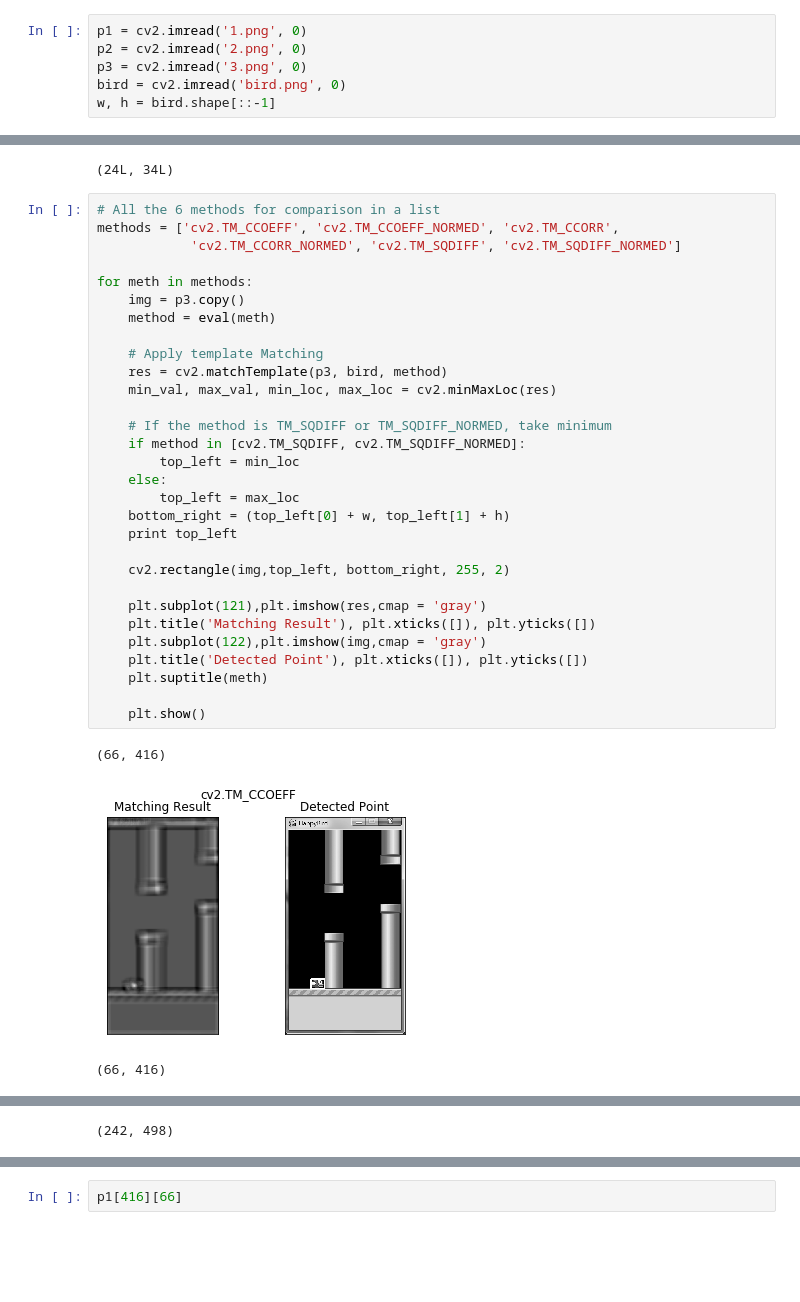
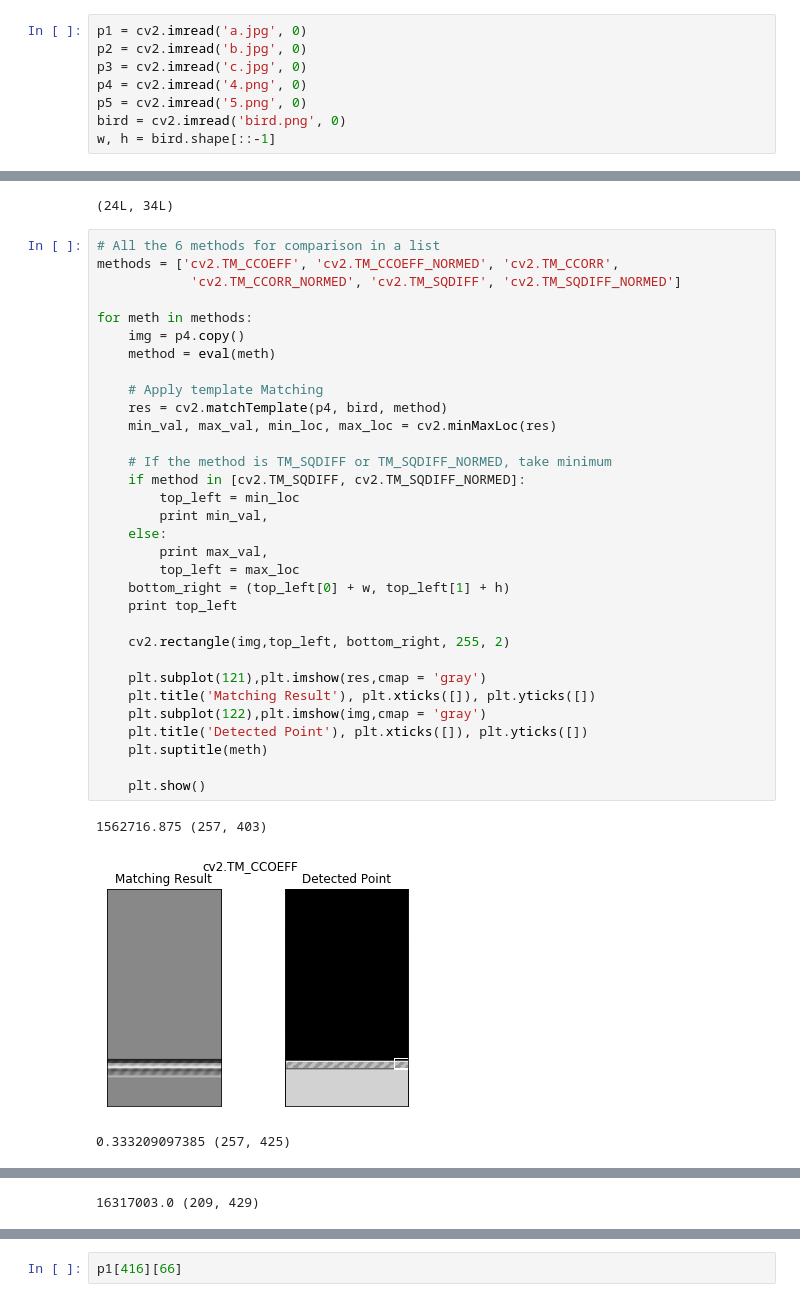
Before and after one commit to sndnyang/DQNPlayer, a Jupyter notebook: opencv_try.ipynb, the cells around one changed output, grey strips where cells are left out. Saved outputs shown, nothing was run; the diff lists cells and outputs as text; blank space fills up the shorter version.

```diff
--- a/opencv_try.ipynb
+++ b/opencv_try.ipynb
@@ -5,8 +5,10 @@ import argparse
 import cv2
 import matplotlib.pyplot as plt
 # %%
-p1 = cv2.imread('1.png', 0)
-p2 = cv2.imread('2.png', 0)
-p3 = cv2.imread('3.png', 0)
+p1 = cv2.imread('a.jpg', 0)
+p2 = cv2.imread('b.jpg', 0)
+p3 = cv2.imread('c.jpg', 0)
+p4 = cv2.imread('4.png', 0)
+p5 = cv2.imread('5.png', 0)
 bird = cv2.imread('bird.png', 0)
 w, h = bird.shape[::-1]
@@ -45,34 +41,36 @@ w, h = bird.shape[::-1]
 # %%
 # All the 6 methods for comparison in a list
 methods = ['cv2.TM_CCOEFF', 'cv2.TM_CCOEFF_NORMED', 'cv2.TM_CCORR',
             'cv2.TM_CCORR_NORMED', 'cv2.TM_SQDIFF', 'cv2.TM_SQDIFF_NORMED']
 
 for meth in methods:
-    img = p3.copy()
+    img = p4.copy()
     method = eval(meth)
 
     # Apply template Matching
-    res = cv2.matchTemplate(p3, bird, method)
+    res = cv2.matchTemplate(p4, bird, method)
     min_val, max_val, min_loc, max_loc = cv2.minMaxLoc(res)
 
     # If the method is TM_SQDIFF or TM_SQDIFF_NORMED, take minimum
     if method in [cv2.TM_SQDIFF, cv2.TM_SQDIFF_NORMED]:
         top_left = min_loc
+        print min_val,
     else:
+        print max_val,
         top_left = max_loc
     bottom_right = (top_left[0] + w, top_left[1] + h)
     print top_left
 
     cv2.rectangle(img,top_left, bottom_right, 255, 2)
 
     plt.subplot(121),plt.imshow(res,cmap = 'gray')
     plt.title('Matching Result'), plt.xticks([]), plt.yticks([])
     plt.subplot(122),plt.imshow(img,cmap = 'gray')
     plt.title('Detected Point'), plt.xticks([]), plt.yticks([])
     plt.suptitle(meth)
 
     plt.show()
 # %% [output]
-(66, 416)
+1562716.875 (257, 403)
-[figure, old version]
+[figure, new version]
-(66, 416)
+0.333209097385 (257, 425)
@@ -80 +78 @@ for meth in methods:
-(242, 498)
+16317003.0 (209, 429)
```
Also changed, not shown: parts of 13 cells of this notebook, 1 other file.
